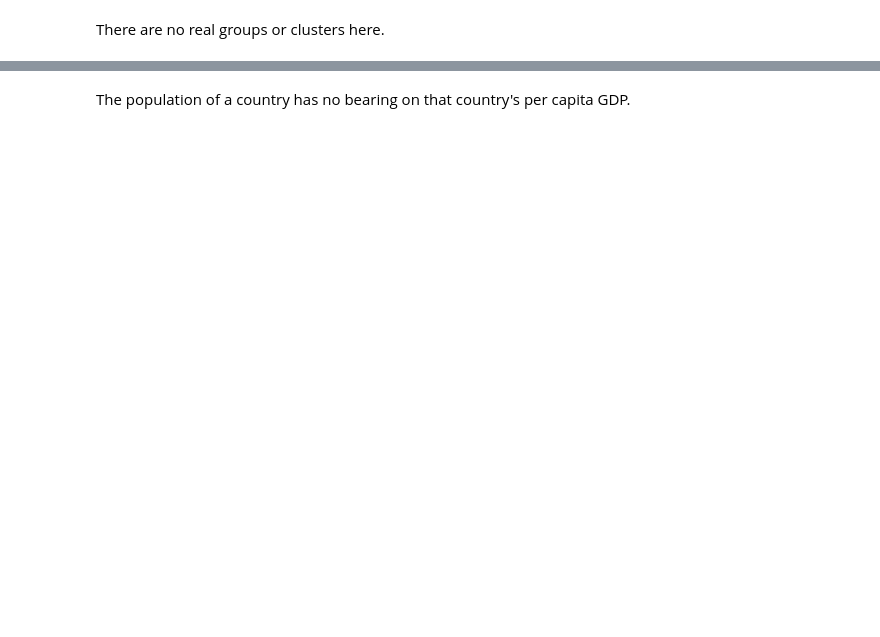
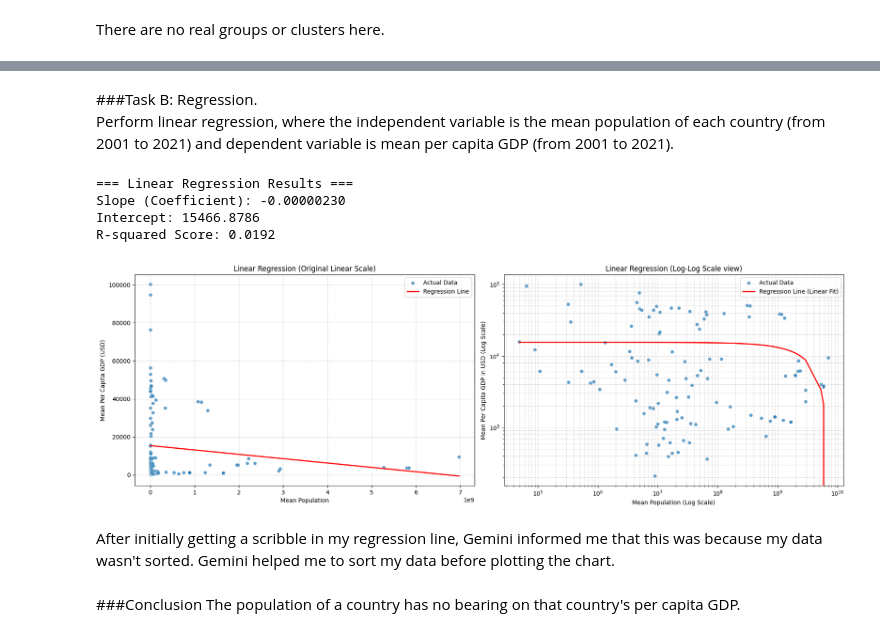
Before and after one commit to Sosswood/Machine-Learning, a Jupyter notebook: Unit04_Global_Population.ipynb, the cells around one changed output, grey strips where cells are left out. Drawn from its saved outputs; the diff is of its cells as text; code cells hidden in the pictures; blank space fills up the shorter version.

```diff
--- a/Unit04_Global_Population.ipynb
+++ b/Unit04_Global_Population.ipynb
@@ -66,2 +362,66 @@ A Pearson correlation coefficent of -0.099438 shows that there's a very weak rel
+# %% [markdown]
+###Task B: Regression.
+Perform linear regression, where the independent variable is the mean population of each country (from 2001 to 2021) and dependent variable is mean per capita GDP (from 2001 to 2021).
+# %%
+from sklearn.linear_model import LinearRegression
+from sklearn.metrics import r2_score
+import matplotlib.pyplot as plt
+import seaborn as sns
+
+# Prepare data for Scikit-Learn and sort by population to prevent zig-zag lines
+sorted_df = analysis_df.sort_values(by='Mean Population')
+
+X = sorted_df[['Mean Population']].values
+y = sorted_df['Mean Per Capita GDP'].values
+
+# Initialize and fit the Linear Regression model
+model = LinearRegression()
+model.fit(X, y)
+
+# Get model parameters
+slope = model.coef_[0]
+intercept = model.intercept_
+y_pred = model.predict(X)
+r2 = r2_score(y, y_pred)
+
+print("=== Linear Regression Results ===")
+print(f"Slope (Coefficient): {slope:.8f}")
+print(f"Intercept: {intercept:.4f}")
+print(f"R-squared Score: {r2:.4f}")
+
+# Create two side-by-side plots: one on Linear Scale and one on Log Scale
+fig, axes = plt.subplots(1, 2, figsize=(18, 6))
+
+# Left Plot: Linear Scale
+sns.scatterplot(data=sorted_df, x='Mean Population', y='Mean Per Capita GDP', alpha=0.7, label='Actual Data', ax=axes[0])
+axes[0].plot(sorted_df['Mean Population'], y_pred, color='red', linewidth=2, label='Regression Line')
+axes[0].set_title('Linear Regression (Original Linear Scale)')
+axes[0].set_xlabel('Mean Population')
+axes[0].set_ylabel('Mean Per Capita GDP (USD)')
+axes[0].legend()
+axes[0].grid(True, ls="--", alpha=0.5)
+
+# Right Plot: Log-Log Scale (where the regression line correctly curves as a smooth fit)
+sns.scatterplot(data=sorted_df, x='Mean Population', y='Mean Per Capita GDP', alpha=0.7, label='Actual Data', ax=axes[1])
+axes[1].plot(sorted_df['Mean Population'], y_pred, color='red', linewidth=2, label='Regression Line (Linear Fit)')
+axes[1].set_xscale('log')
+axes[1].set_yscale('log')
+axes[1].set_title('Linear Regression (Log-Log Scale view)')
+axes[1].set_xlabel('Mean Population (Log Scale)')
+axes[1].set_ylabel('Mean Per Capita GDP in USD (Log Scale)')
+axes[1].legend()
+axes[1].grid(True, which="both", ls="--", alpha=0.5)
+
+plt.tight_layout()
+plt.show()
+# %% [output]
+=== Linear Regression Results ===
+Slope (Coefficient): -0.00000230
+Intercept: 15466.8786
+R-squared Score: 0.0192
+[figure, added]
+# %% [markdown]
+After initially getting a scribble in my regression line, Gemini informed me that this was because my data wasn't sorted.  Gemini helped me to sort my data before plotting the chart.
 # %% [markdown]
+###Conclusion
 The population of a country has no bearing on that country's per capita GDP.
```
Also changed, not shown: parts of 14 cells of this notebook.
